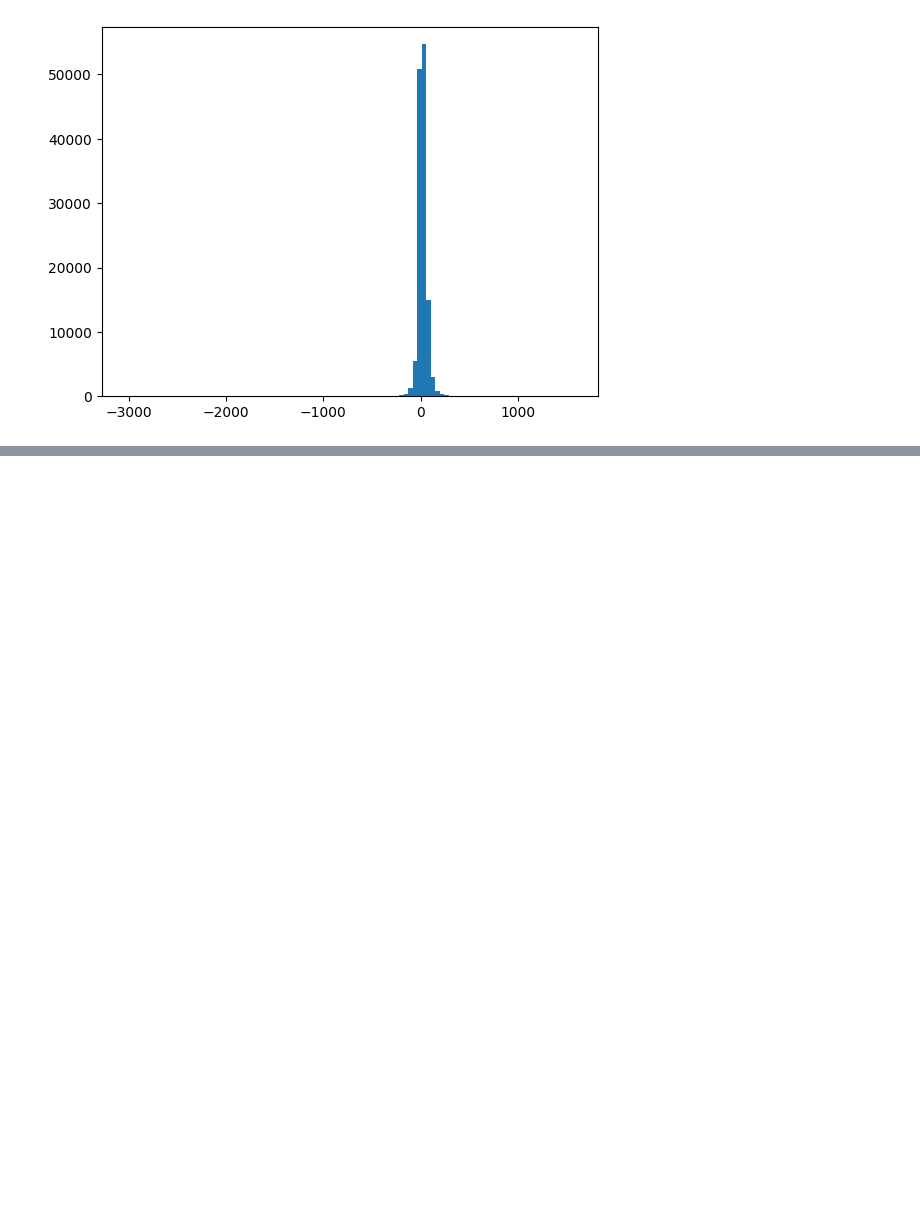
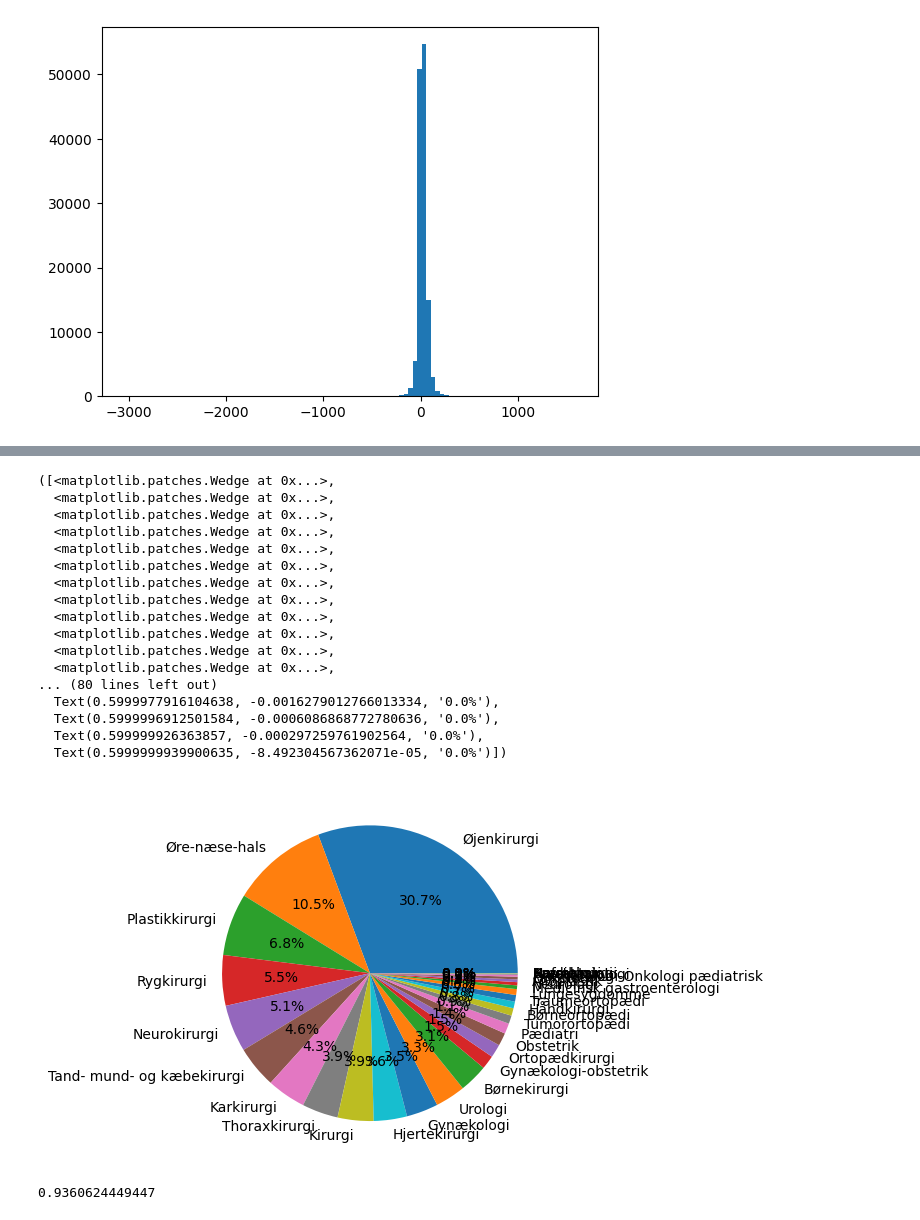
Before and after one commit to killermort9/AnalyticsToAction, a Jupyter notebook: Signe.ipynb, the cells around one changed output, grey strips where cells are left out. Saved outputs shown, nothing was run; the diff lists cells and outputs as text; code cells hidden in the pictures; blank space fills up the shorter version.

```diff
--- a/Signe.ipynb
+++ b/Signe.ipynb
@@ -120,0 +215,28 @@ plt.hist(df_complete['Forsinkelse (minutter)'],bins=100)
+# %%
+counts_complete = df_complete['Speciale'].value_counts()
+
+plt.pie(counts, labels=counts.index, autopct='%1.1f%%')
+# %% [output]
+([<matplotlib.patches.Wedge at 0x...>,
+  <matplotlib.patches.Wedge at 0x...>,
+  <matplotlib.patches.Wedge at 0x...>,
+  <matplotlib.patches.Wedge at 0x...>,
+  <matplotlib.patches.Wedge at 0x...>,
+  <matplotlib.patches.Wedge at 0x...>,
+  <matplotlib.patches.Wedge at 0x...>,
+  <matplotlib.patches.Wedge at 0x...>,
+  <matplotlib.patches.Wedge at 0x...>,
+  <matplotlib.patches.Wedge at 0x...>,
+  <matplotlib.patches.Wedge at 0x...>,
+  <matplotlib.patches.Wedge at 0x...>,
+... (80 lines left out)
+  Text(0.5999977916104638, -0.0016279012766013334, '0.0%'),
+  Text(0.5999996912501584, -0.0006086868772780636, '0.0%'),
+  Text(0.599999926363857, -0.000297259761902564, '0.0%'),
+  Text(0.5999999939900635, -8.492304567362071e-05, '0.0%')])
+[figure, added]
+# %%
+# Hvor meget øjnkirugi er der generelt set
+counts['Øjenkirurgi']/counts_complete['Øjenkirurgi']
+# %% [output]
+0.9360624449447
```
Also changed, not shown: parts of 7 cells of this notebook, 1 other file.
